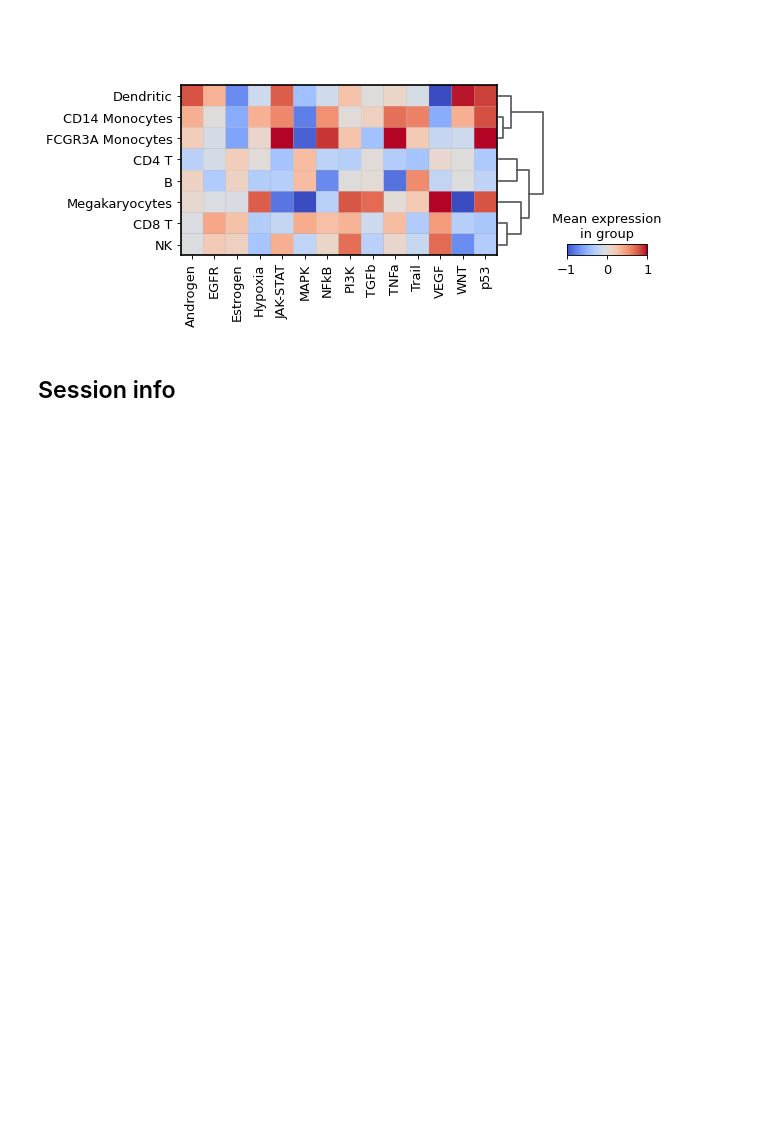
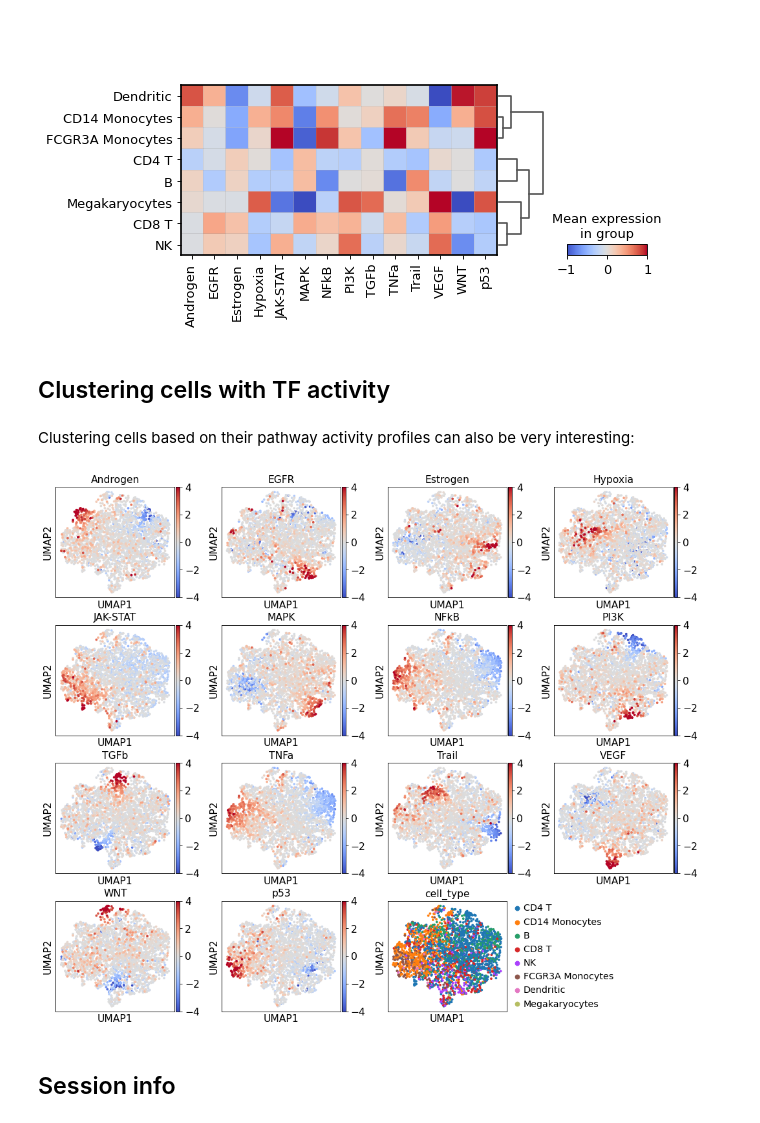
Before and after one commit to saezlab/progeny-py, a Jupyter notebook: example/single_cell_vignette.ipynb, the cells around one changed output. Saved outputs shown, nothing was run; the diff lists cells and outputs as text; code cells hidden in the pictures; blank space fills up the shorter version.

```diff
--- a/example/single_cell_vignette.ipynb
+++ b/example/single_cell_vignette.ipynb
@@ -220,6 +221,20 @@ sc.pl.matrixplot(pw_adata, pws, 'cell_type', dendrogram=True, cmap='coolwarm', v
 # %% [output]
 WARNING: dendrogram data not found (using key=dendrogram_cell_type). Running `sc.tl.dendrogram` with default parameters. For fine tuning it is recommended to run `sc.tl.dendrogram` independently.
 [figure]
+# %% [markdown]
+## Clustering cells with TF activity
+# %% [markdown]
+Clustering cells based on their pathway activity profiles can also be very interesting:
+# %%
+proj_adata = progeny.extract(adata)
+proj_adata.obsm['X_pca'] = proj_adata.obsm['progeny']
+sc.pp.neighbors(proj_adata, n_neighbors=10, n_pcs=10)
+sc.tl.umap(proj_adata)
+sc.tl.leiden(proj_adata)
+# %%
+sc.pl.umap(proj_adata, color=list(proj_adata.var.index) + ['cell_type'], cmap='coolwarm', vmin=-4, vmax=4)
+# %% [output]
+[figure, added]
 # %% [markdown]
 ## Session info
 # %%
```
Also changed, not shown: parts of 2 cells of this notebook.
